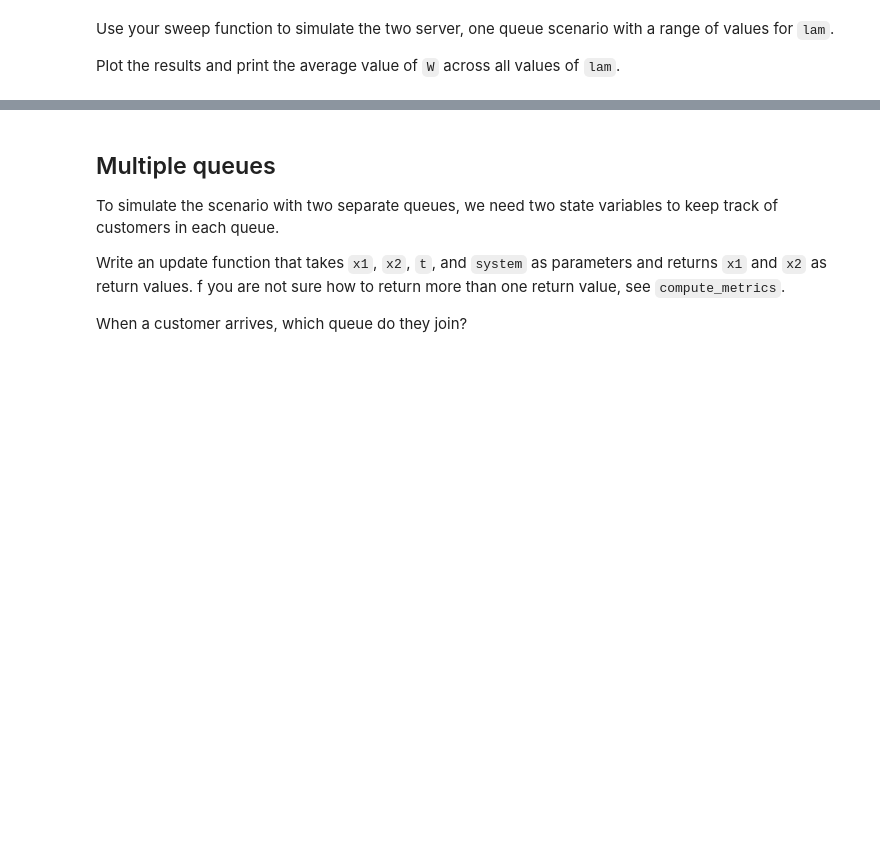
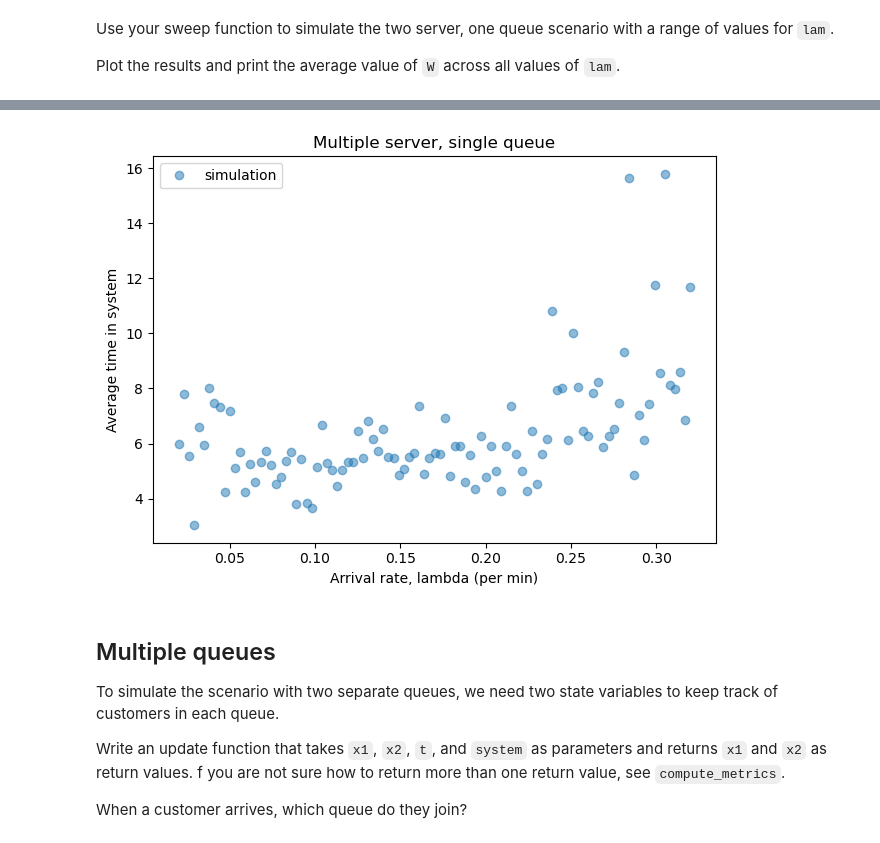
Before and after one commit to AllenDowney/ModSimPy, a Jupyter notebook: _sources/queue.ipynb, the cells around one changed output, grey strips where cells are left out. Cells and saved outputs as stored; diff of their text form; code cells hidden in the pictures; blank space fills up the shorter version.

```diff
--- a/_sources/queue.ipynb
+++ b/_sources/queue.ipynb
@@ -326,10 +328,12 @@ print('Average of averages = ', W_avg, 'minutes')
 # %%
 # Solution
 
 sweep.plot(style='o', alpha=0.5, label='simulation')
-decorate(xlabel='Arrival late, lambda (per min)',
+decorate(xlabel='Arrival rate, lambda (per min)',
          ylabel='Average time in system',
          title='Multiple server, single queue')
+# %% [output]
+[figure, added]
 # %% [markdown]
 ## Multiple queues
 
```
Also changed, not shown: parts of 11 cells of this notebook, 11 other files.
